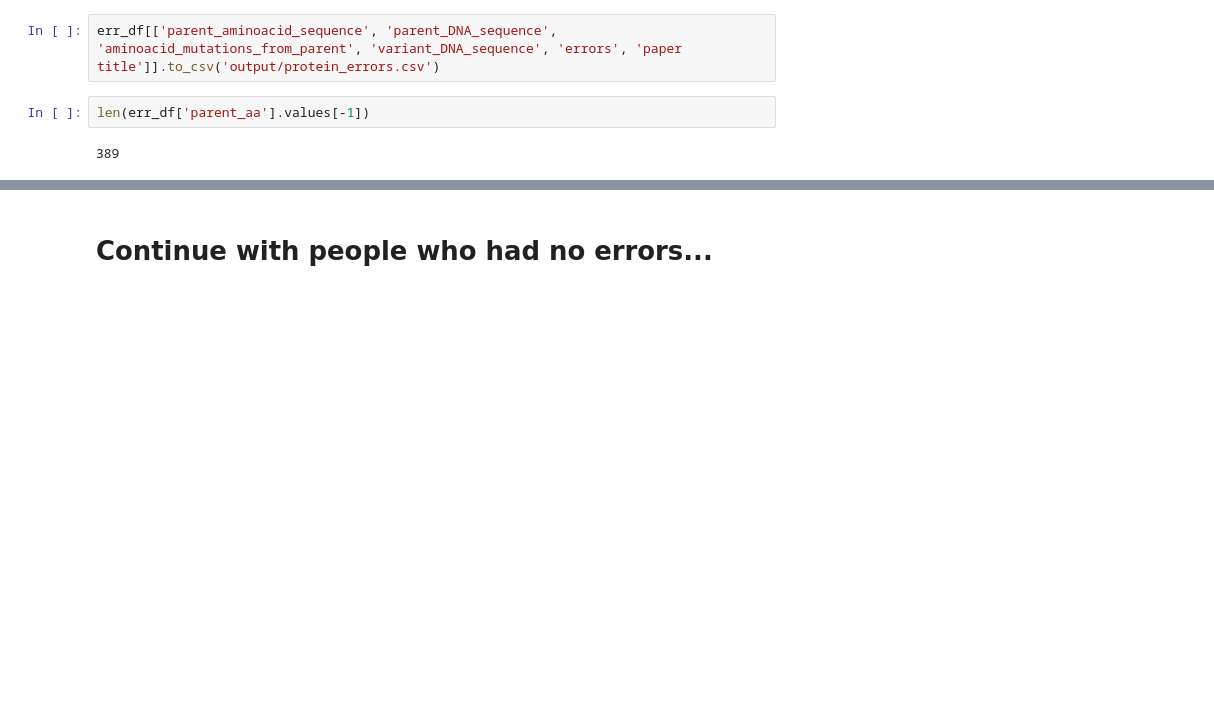
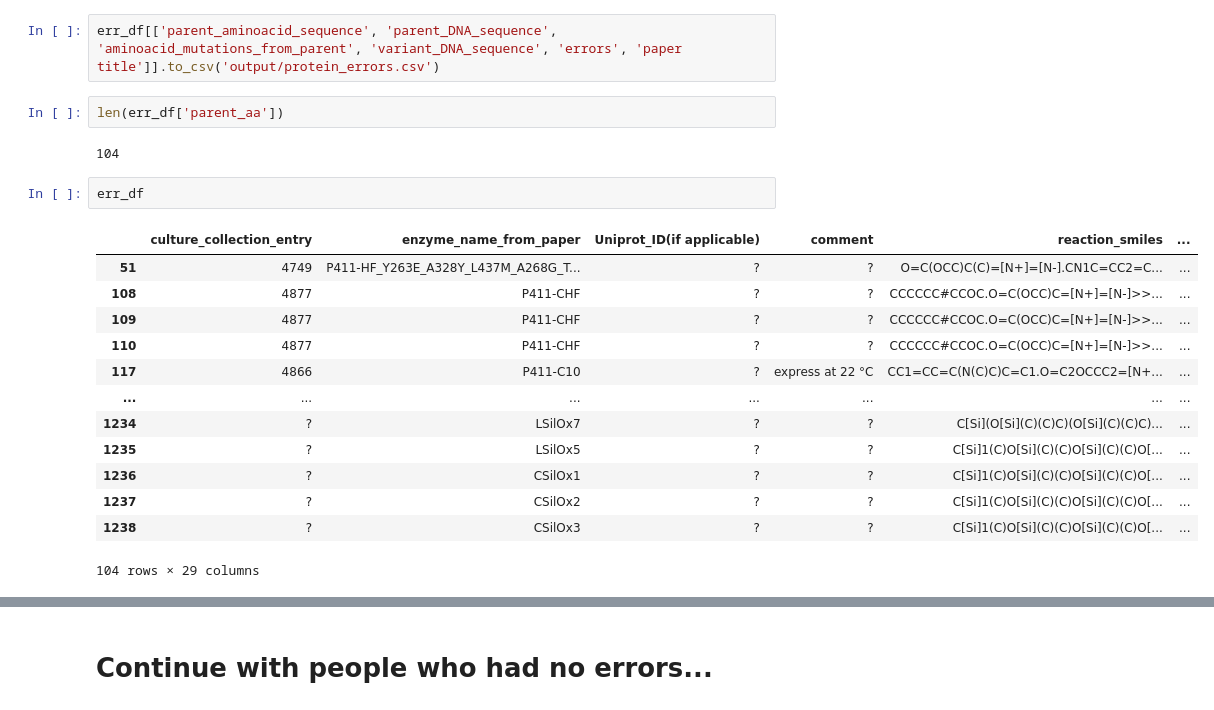
Before and after one commit to fhalab/EnzymeEngineeringDB, a Jupyter notebook: analysis/Enzymes_screen_2.ipynb, the cells around one changed output, grey strips where cells are left out. Cells and saved outputs as stored; diff of their text form; blank space fills up the shorter version.

```diff
--- a/analysis/Enzymes_screen_2.ipynb
+++ b/analysis/Enzymes_screen_2.ipynb
@@ -202,9 +202,25 @@ err_df.to_csv('erros_screen2.csv', index=False)
 # %%
 err_df[['parent_aminoacid_sequence', 'parent_DNA_sequence', 'aminoacid_mutations_from_parent', 'variant_DNA_sequence', 'errors', 'paper title']].to_csv('output/protein_errors.csv')
 # %%
-len(err_df['parent_aa'].values[-1])
+len(err_df['parent_aa'])
 # %% [output]
-389
+104
+# %%
+err_df
+# %% [output]
+|  | culture_collection_entry | enzyme_name_from_paper | Uniprot_ID(if applicable) | comment | reaction_smiles | ... |
+| 51 | 4749 | P411-HF_Y263E_A328Y_L437M_A268G_T... | ? | ? | O=C(OCC)C(C)=[N+]=[N-].CN1C=CC2=C... | ... |
+| 108 | 4877 | P411-CHF | ? | ? | CCCCCC#CCOC.O=C(OCC)C=[N+]=[N-]>>... | ... |
+| 109 | 4877 | P411-CHF | ? | ? | CCCCCC#CCOC.O=C(OCC)C=[N+]=[N-]>>... | ... |
+| 110 | 4877 | P411-CHF | ? | ? | CCCCCC#CCOC.O=C(OCC)C=[N+]=[N-]>>... | ... |
+| 117 | 4866 | P411-C10 | ? | express at 22 °C | CC1=CC=C(N(C)C)C=C1.O=C2OCCC2=[N+... | ... |
+| ... | ... | ... | ... | ... | ... | ... |
+| 1234 | ? | LSilOx7 | ? | ? | C[Si](O[Si](C)(C)C)(O[Si](C)(C)C)... | ... |
+| 1235 | ? | LSilOx5 | ? | ? | C[Si]1(C)O[Si](C)(C)O[Si](C)(C)O[... | ... |
+| 1236 | ? | CSilOx1 | ? | ? | C[Si]1(C)O[Si](C)(C)O[Si](C)(C)O[... | ... |
+| 1237 | ? | CSilOx2 | ? | ? | C[Si]1(C)O[Si](C)(C)O[Si](C)(C)O[... | ... |
+| 1238 | ? | CSilOx3 | ? | ? | C[Si]1(C)O[Si](C)(C)O[Si](C)(C)O[... | ... |
+104 rows × 29 columns
 # %%
 convert_to_variant(err_df['parent_aminoacid_sequence'].values[0].replace(' ', ''), 'A87P_A264S_V327P_S332A_Q437L')
 # %% [output]
```
Also changed, not shown: parts of 2 cells of this notebook, 4 other files.
